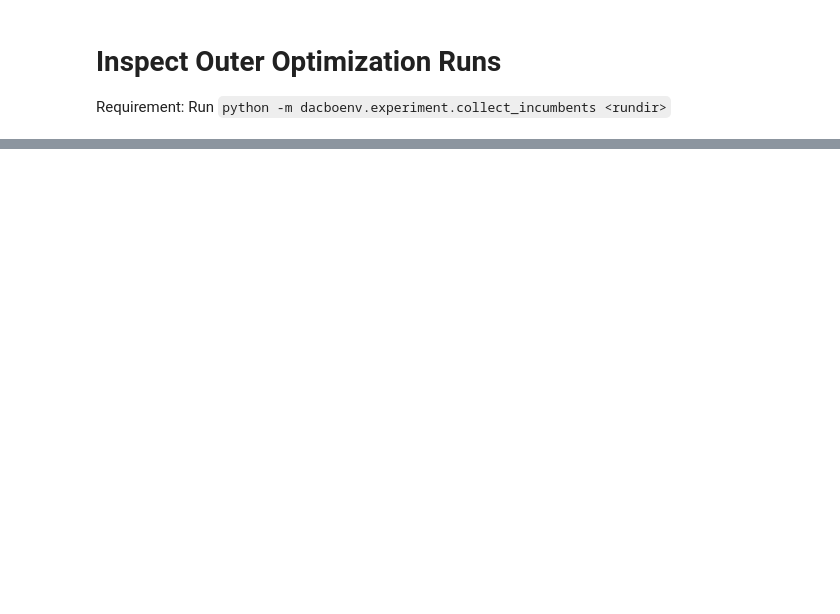
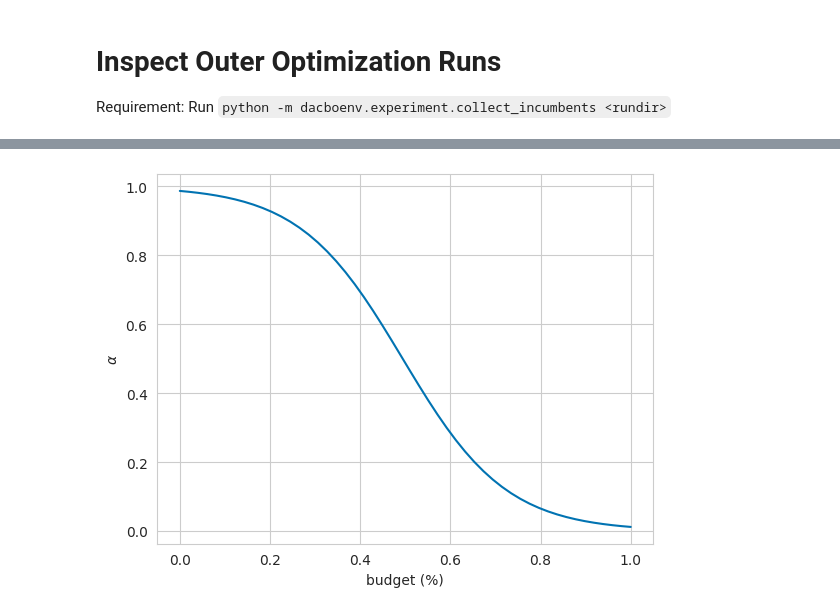
Before and after one commit to automl-private/dacboenv, a Jupyter notebook: notebooks/inspect_outer_opt.ipynb, the cells around one changed output, grey strips where cells are left out. Saved outputs shown, nothing was run; the diff lists cells and outputs as text; code cells hidden in the pictures; blank space fills up the shorter version.

```diff
--- a/notebooks/inspect_outer_opt.ipynb
+++ b/notebooks/inspect_outer_opt.ipynb
@@ -25,0 +39,11 @@ for task_id, group in trajectory_df.groupby("task_id"):
+# %%
+import numpy as np
+from dacboenv.utils.math import sigmoid
+X = np.linspace(0, 1)
+y = sigmoid(-8.7 * X + 4.3)
+plt.plot(X, y)
+plt.xlabel("budget (%)")
+plt.ylabel("$\\alpha$")
+plt.show()
+# %% [output]
+[figure, added]
```
Also changed, not shown: parts of 3 cells of this notebook, 6 other files.
